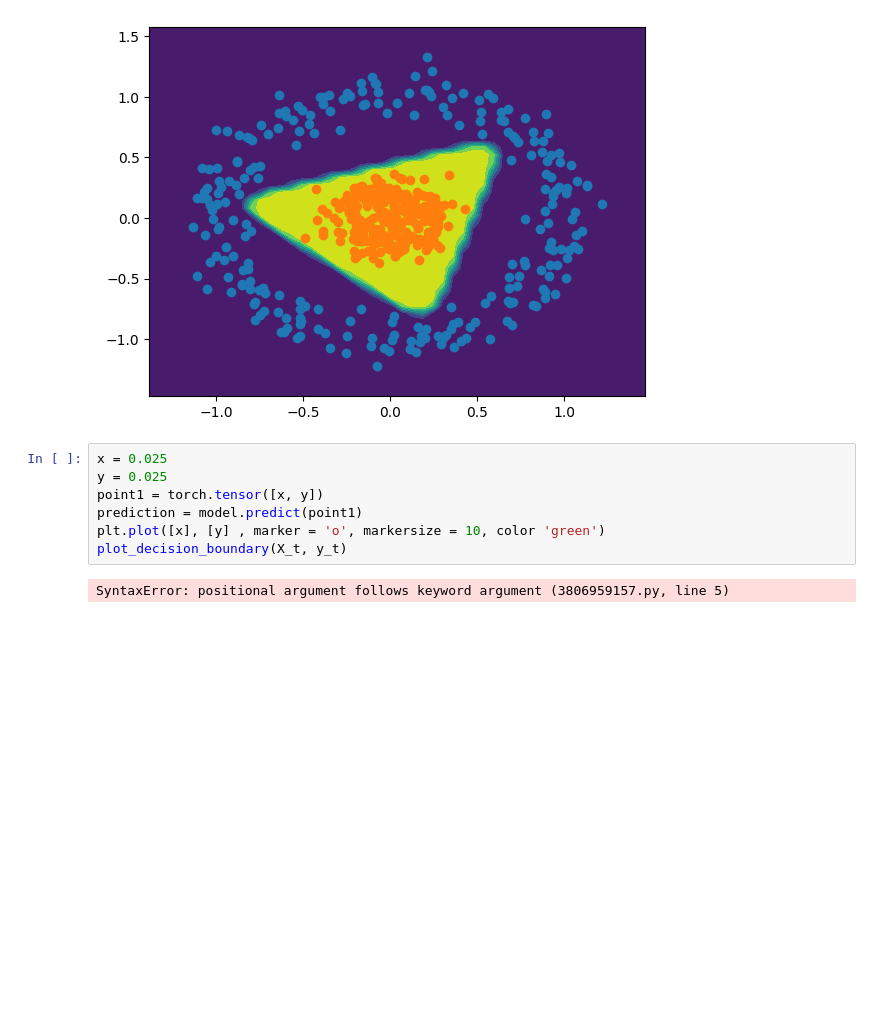
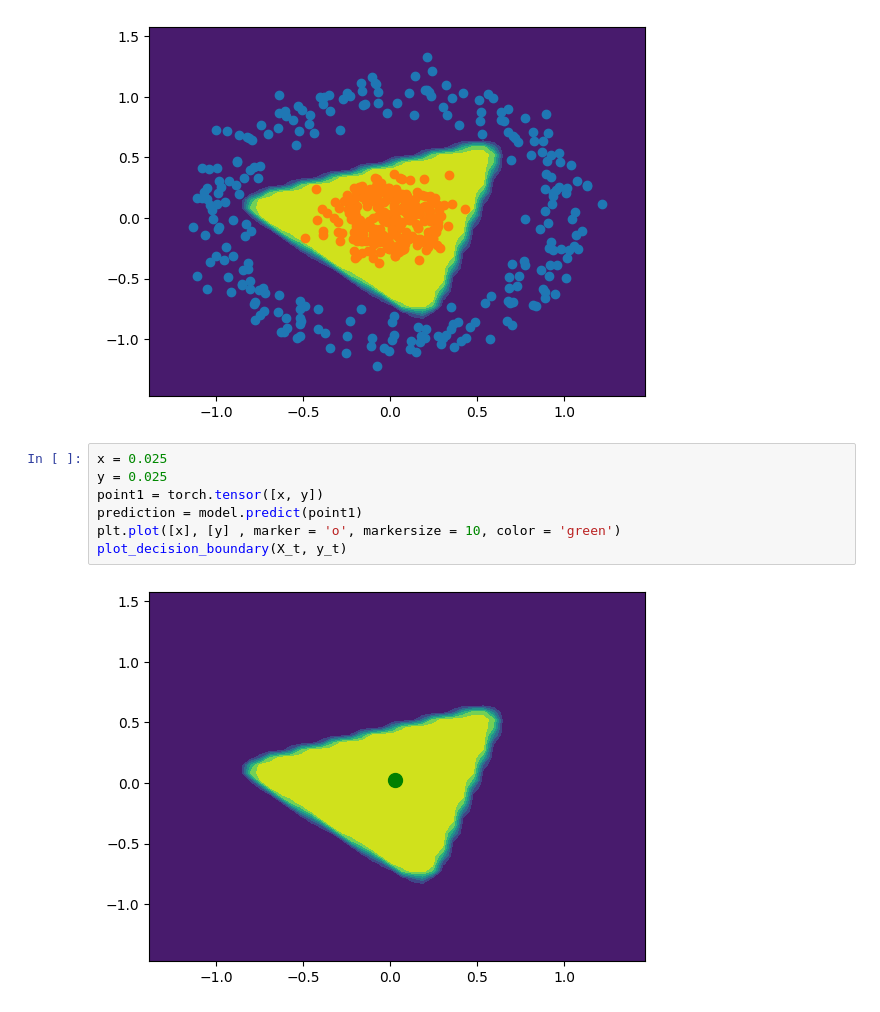
Before and after one commit to mohamedshalghm/ElectroAI_Python_Notebook, a Jupyter notebook: NN/oreilly_nn_torch03.ipynb, the cells around one changed output. Drawn from its saved outputs; the diff is of its cells as text; blank space fills up the shorter version.

```diff
--- a/NN/oreilly_nn_torch03.ipynb
+++ b/NN/oreilly_nn_torch03.ipynb
@@ -175,9 +175,9 @@ scatter_plot()
 # %%
 x = 0.025
 y = 0.025
 point1 = torch.tensor([x, y])
 prediction = model.predict(point1)
-plt.plot([x], [y] , marker = 'o', markersize = 10, color 'green')
+plt.plot([x], [y] , marker = 'o', markersize = 10, color = 'green')
 plot_decision_boundary(X_t, y_t)
 # %% [output]
-SyntaxError: positional argument follows keyword argument (3806959157.py, line 5)
+[figure, added]
```
